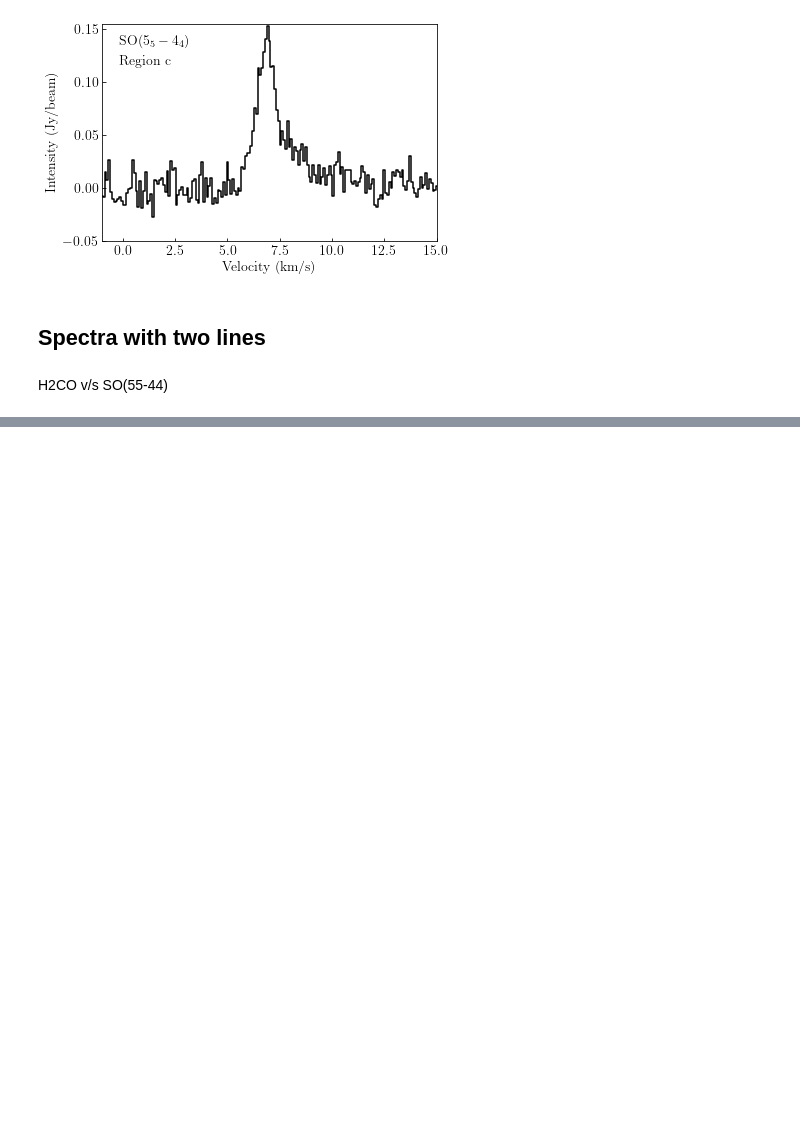
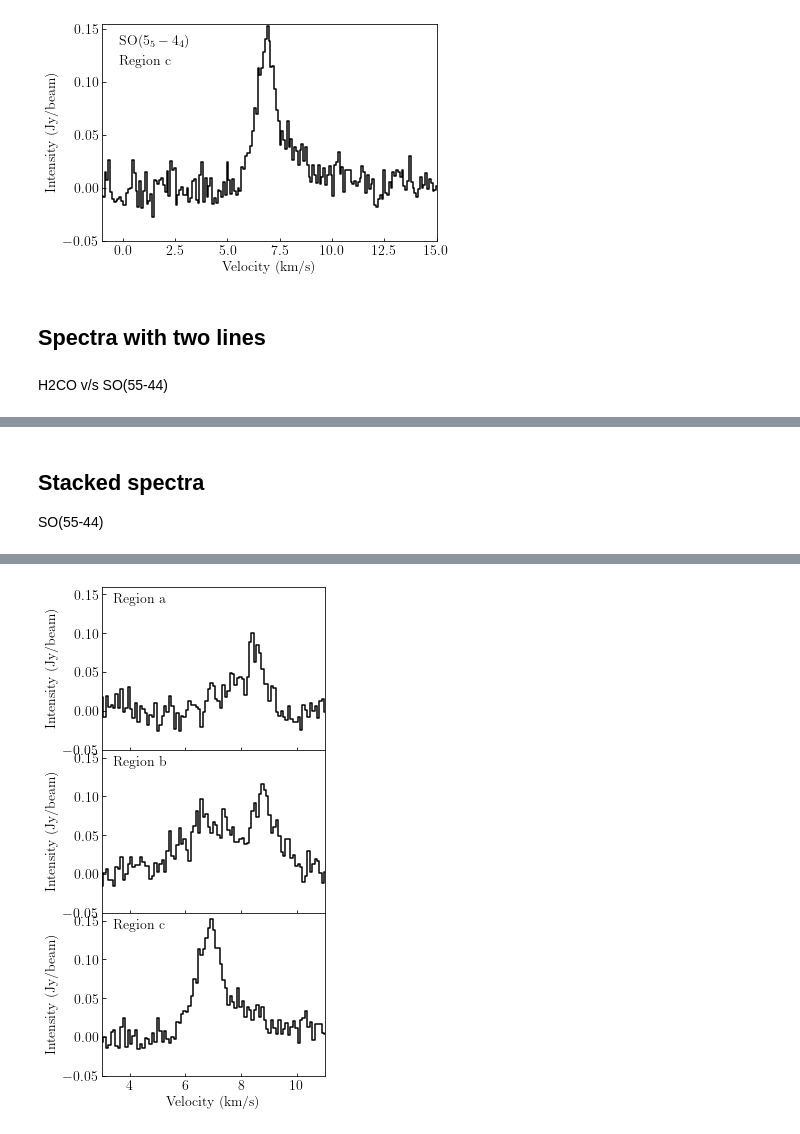
Before and after one commit to tere-valdivia/Per-emb-50_results, a Jupyter notebook: spectra_plot_from_reg.ipynb, the cells around one changed output, grey strips where cells are left out. Cells and saved outputs as stored; diff of their text form; code cells hidden in the pictures; blank space fills up the shorter version.

```diff
--- a/spectra_plot_from_reg.ipynb
+++ b/spectra_plot_from_reg.ipynb
@@ -184,0 +225,19 @@ WARNING: SliceWarning: Slice (slice(None, None, None), None) cannot be used on t
+# %% [markdown]
+## Stacked spectra
+
+SO(55-44)
+# %%
+saveaction = 0
+kelvin = 0
+
+folder = 'SO_55_44/CDconfig/'
+fitsfile = SO_55_44
+
+regfile = folder+'spectra_aux_reg2.reg'
+velstart = 3
+velend = 11
+intmin = -0.05
+intmax = 0.16 # Jy/beam
+
+fig = plotSpectrasGrid(fitsfile, regfile, xlims=[velstart, velend], ylims=[intmin, intmax])
+# %% [output]
@@ -184,0 +247 @@ WARNING: SliceWarning: Slice (slice(None, None, None), None) cannot be used on t
+[figure, added]
```
Also changed, not shown: parts of 5 cells of this notebook, 3 other files.
